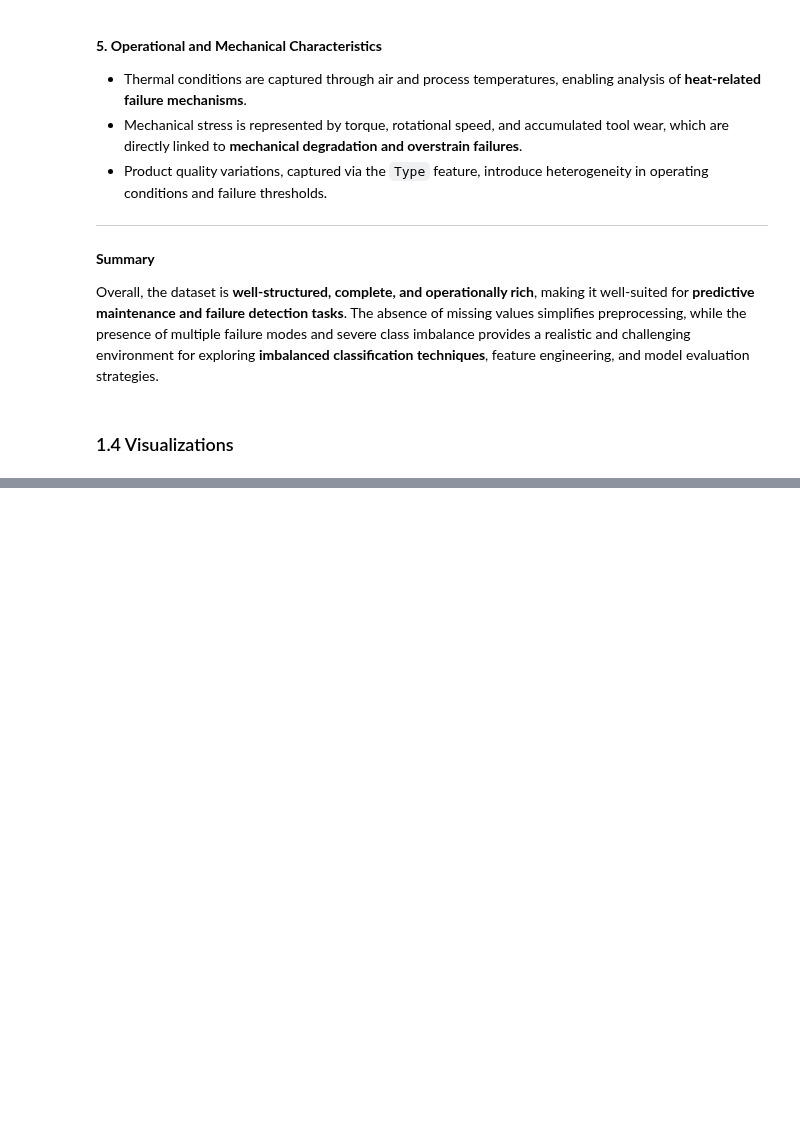
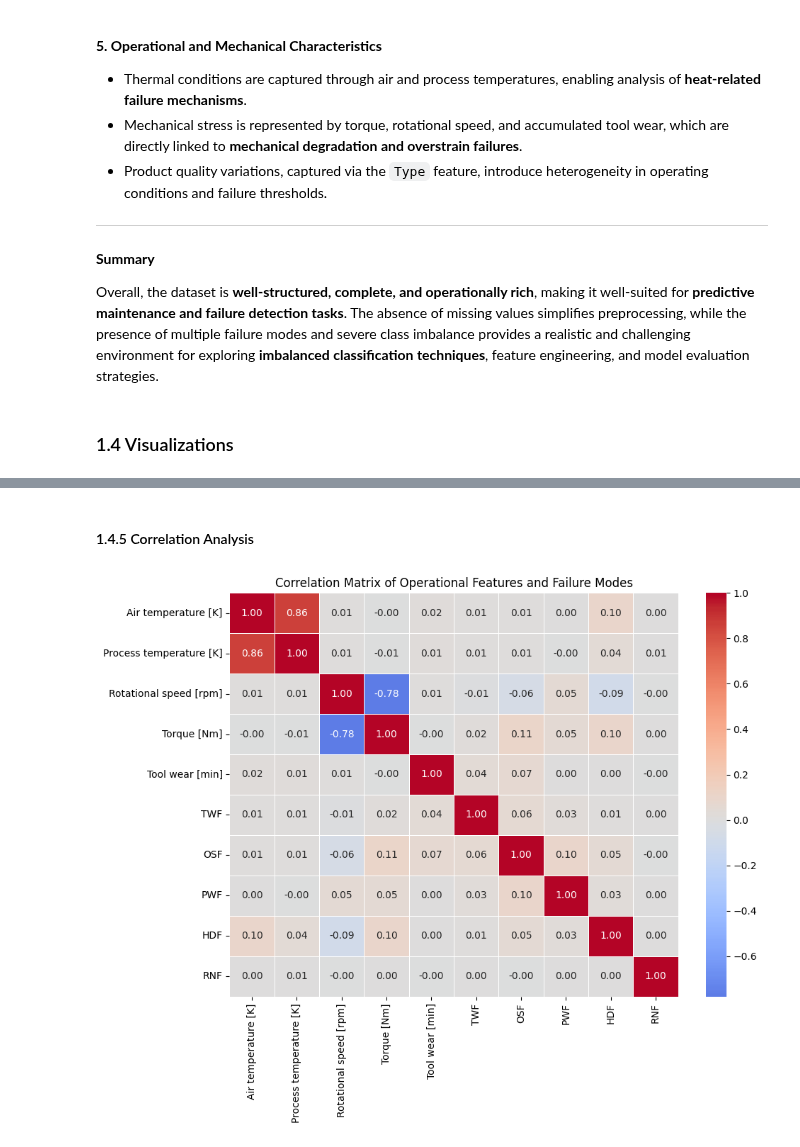
Before and after one commit to ANDUGULA-SAI-KIRAN/predictive-maintenance-end2end, a Jupyter notebook: notebooks/eda.ipynb, the cells around one changed output, grey strips where cells are left out. Saved outputs shown, nothing was run; the diff lists cells and outputs as text; code cells hidden in the pictures; blank space fills up the shorter version.

```diff
--- a/notebooks/eda.ipynb
+++ b/notebooks/eda.ipynb
@@ -219,0 +810,24 @@ Overall, the dataset is **well-structured, complete, and operationally rich**, m
+# %% [markdown]
+#### 1.4.5 Correlation Analysis
+# %%
+corr_cols = [
+'Air temperature [K]', 'Process temperature [K]', 'Rotational speed [rpm]', 'Torque [Nm]', 'Tool wear [min]',
+'TWF', 'OSF', 'PWF', 'HDF', 'RNF']
+
+corr_matrix = df[corr_cols].corr()
+
+plt.figure(figsize=(10, 8))
+sns.heatmap(
+    corr_matrix,
+    annot=True,
+    fmt=".2f",
+    cmap="coolwarm",
+    center=0,
+    linewidths=0.5
+)
+
+plt.title('Correlation Matrix of Operational Features and Failure Modes')
+plt.tight_layout()
+plt.show()
+# %% [output]
+[figure, added]
```
Also changed, not shown: parts of 19 cells of this notebook.
